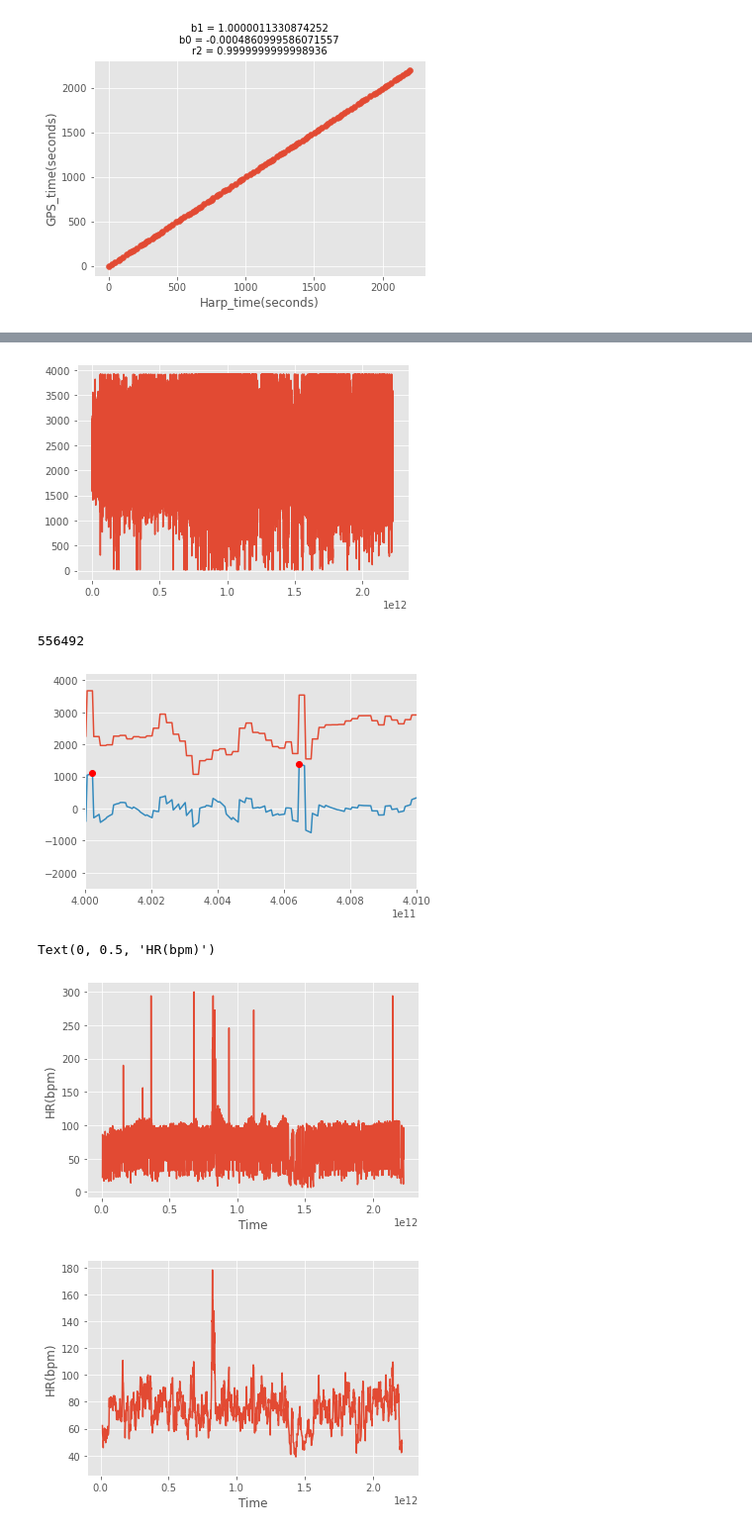
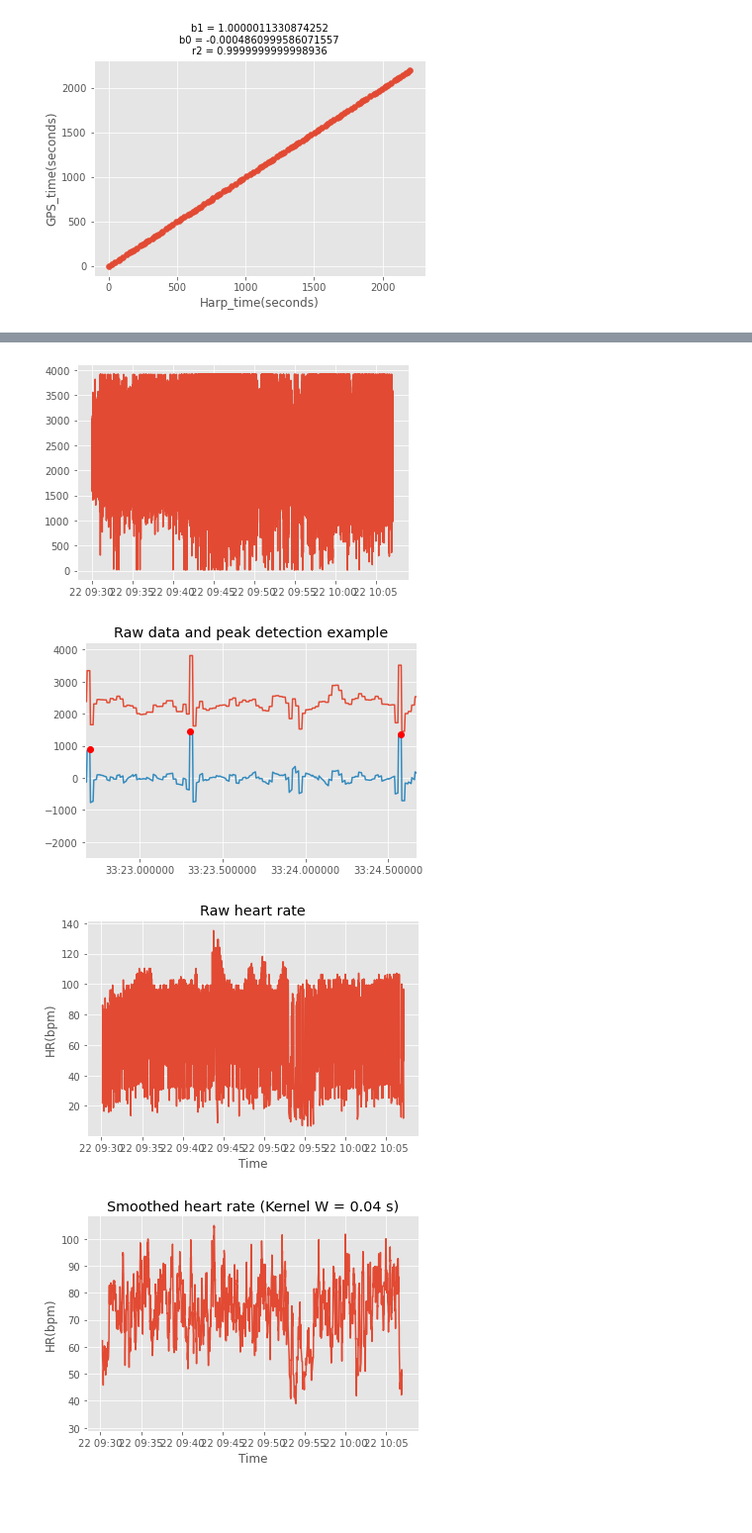
Before and after one commit to emotional-cities/pluma-experiments, a Jupyter notebook: 20092022/Analysis/AnalysisCode/DemoAnalysis.ipynb, the cells around one changed output, grey strips where cells are left out. Shown at 99% size. Saved outputs shown, nothing was run; the diff lists cells and outputs as text; code cells hidden in the pictures; blank space fills up the shorter version.

```diff
--- a/20092022/Analysis/AnalysisCode/DemoAnalysis.ipynb
+++ b/20092022/Analysis/AnalysisCode/DemoAnalysis.ipynb
@@ -14,4 +14,12 @@ plt.style.use('ggplot')
 stream_root_folder = r"C:\Users\neurogears\Desktop\EC_datasets\BenchmarkRun2022_09_22_10_30_02"
 
 #session_time = datetime.datetime.strptime(stream_root_folder.split('\\')[-1], '%Y_%m_%d_%H_%M_%S')
-streams = populate_streams(stream_root_folder)
+#streams = populate_streams(stream_root_folder)
+
+import pickle
+
+#with open('benchmark.pickle', 'wb') as handle:
+#    pickle.dump(streams, handle, protocol=pickle.HIGHEST_PROTOCOL)
+
+with open('benchmark.pickle', 'rb') as handle:
+    streams = pickle.load(handle)
@@ -228,52 +317,56 @@ Text(0, 0.5, '$\\Delta t (s)$')
 ## Load biodata
 
 ecg = streams.BioData.ECG.data
-ecg.index = (ecg.index - ecg.index[0])
+#ecg.index = (ecg.index - ecg.index[0])
+
 ecg = ecg["Value0"].iloc[np.arange(len(ecg))[::4]].astype(np.float64)
 plt.figure()
 plt.plot(ecg)
 plt.show()
-print(len(ecg))
 # %% [output]
-[figure, old version]
+[figure, new version]
-556492
 # %%
 #This should not be necessary as the acquisition rate seems pretty stable, but just in case....
-resmaple_rate = datetime.timedelta(seconds = 1.0/250.0) #Period (1/Hz)
+fs = 250.0
+resmaple_rate = datetime.timedelta(seconds = 1.0/fs) #Period (1/Hz)
 resampled = ecg.resample(resmaple_rate).interpolate(method = 'linear')
 #High-pass the signal
 import utils.processing as ecup
-resampled = ecup.butter_highpass_filter(ecg,5,250.0)
+resampled = ecup.butter_highpass_filter(ecg,5,fs)
 
 from scipy import signal, convolve
 #Assume maximum HR of 300bpm ~ 5Hz ~ 0.2 Seconds
-peaks, _  = signal.find_peaks(resampled, height = 800, distance = 0.2 * 250.0 )
+peaks, _  = signal.find_peaks(resampled, height = 800, distance = 0.4 * fs )
 
 
 plt.figure()
 plt.plot(ecg.index, ecg.values)
 plt.plot(ecg.index, resampled)
 plt.plot(ecg.index[peaks], resampled[peaks], 'ro')
-plt.xlim((400e9,401e9))
+plt.xlim((ecg.index[50000], ecg.index[50500]))
+plt.title('Raw data and peak detection example')
 plt.show()
 
 plt.figure()
-HR = (250/np.diff(peaks)) * 60
+HR = (fs/np.diff(peaks)) * 60
 plt.plot(ecg.index[peaks[1:]], HR)
 plt.xlabel("Time")
 plt.ylabel("HR(bpm)")
+plt.title('Raw heart rate')
+plt.show()
 
 plt.figure()
 w = 10
 HR = np.convolve(HR, np.ones(w), 'same') / w
 HR[0:int(w/2)+1] = np.NaN
 HR[-int(w/2)-1:-1] = np.NaN
 
 plt.plot(ecg.index[peaks[1:]], HR)
 plt.xlabel("Time")
 plt.ylabel("HR(bpm)")
+plt.title(f'Smoothed heart rate (Kernel W = {w/fs} s)')
+plt.show()
 # %% [output]
-[figure, old version]
+[figure, new version]
-Text(0, 0.5, 'HR(bpm)')
-[figure, old version]
+[figure, new version]
-[figure, old version]
+[figure, new version]
```
Also changed, not shown: parts of 17 cells of this notebook.
